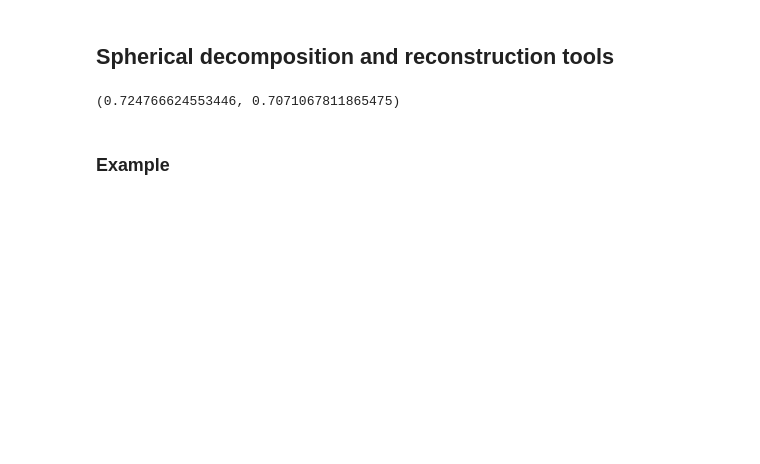
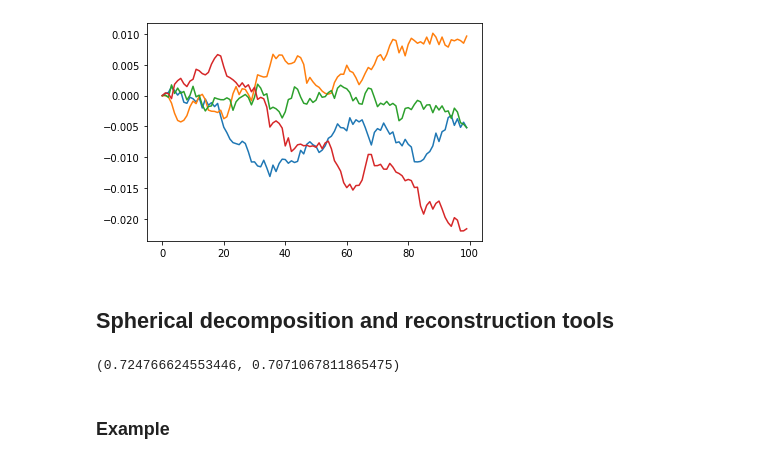
Before and after one commit to tbesnier/bm-shapes, a Jupyter notebook: examples/Spherical harmonic decompostion.ipynb, the cells around one changed output. Drawn from its saved outputs; the diff is of its cells as text; code cells hidden in the pictures; blank space fills up the shorter version.

```diff
--- a/examples/Spherical harmonic decompostion.ipynb
+++ b/examples/Spherical harmonic decompostion.ipynb
@@ -18,3 +91,10 @@ sphere = tri.creation.uv_sphere(count=[16, 16])
+# %%
+b = Brownian(0)
+for i in range(4):
+    plt.plot(b.gen_normal(1/100))
+plt.show()
+# %% [output]
+[figure, added]
 # %% [markdown]
 ## Spherical decomposition and reconstruction tools
 # %%
```
Also changed, not shown: parts of 14 cells of this notebook, 3 other files.
